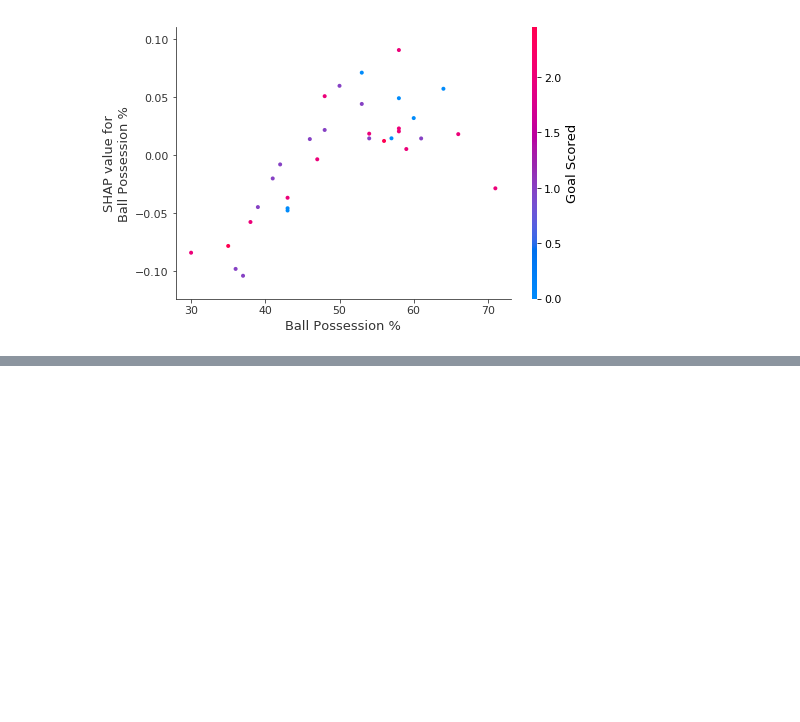
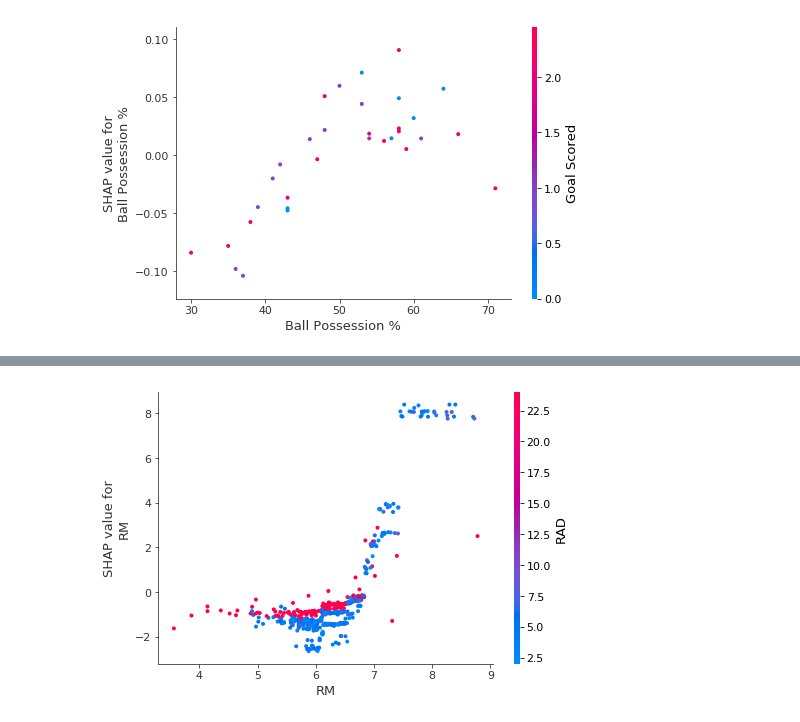
Before and after one commit to XiaoqiMa/Master-Thesis, a Jupyter notebook: Code/Jupyter-notebooks/interpretable_ml.ipynb, the cells around one changed output, grey strips where cells are left out. Drawn from its saved outputs; the diff is of its cells as text; code cells hidden in the pictures; blank space fills up the shorter version.

```diff
--- a/Code/Jupyter-notebooks/interpretable_ml.ipynb
+++ b/Code/Jupyter-notebooks/interpretable_ml.ipynb
@@ -22,3 +22,13 @@ X = data[feature_names]
 train_X, val_X, train_y, val_y = train_test_split(X, y, random_state=1)
 
 model = RandomForestClassifier(random_state=0).fit(train_X, train_y)
+# %%
+importance = {}
+for i, feature in enumerate(train_X.columns):
+    importance[feature] = model.feature_importances_[i]
+
+# for f, v in sorted(importance.items(), key=lambda x:-x[1]):
+#     print('feature: ', f, 'importance socre: ', v)
+
+df_im = pd.DataFrame(importance, index=['score']).transpose()
+df_im.sort_values('score', ascending=False)
@@ -125,0 +164,8 @@ shap.force_plot(explainer.expected_value[1], shap_values[1], data_for_prediction
+# %%
+shap.initjs()
+x_model = xgboost.train({'learning_rate':0.01}, xgboost.DMatrix(train_X, label=train_y), 100)
+
+explainer = shap.TreeExplainer(x_model)
+shap_values = explainer.shap_values(train_X)
+print(shap_values)
+shap.force_plot(explainer.expected_value, shap_values, train_X)
@@ -132,3 +194,15 @@ shap.summary_plot(s_values[1], val_X)
 shap.dependence_plot('Ball Possession %', s_values[1], val_X, interaction_index='Goal Scored')
 # %% [output]
 [figure]
+# %%
+import xgboost
+import shap
+
+shap.initjs()
+X, y = shap.datasets.boston()
+model = xgboost.train({'learning_rate':0.01}, xgboost.DMatrix(X, label=y), 100)
+
+explainer = shap.TreeExplainer(model)
+shap_values = explainer.shap_values(X)
+
+shap.force_plot(explainer.expected_value, shap_values[0, :], X.iloc[0, :])
@@ -134,0 +216,4 @@ shap.dependence_plot('Ball Possession %', s_values[1], val_X, interaction_index=
+# %%
+shap.dependence_plot('RM', shap_values, X)
+# %% [output]
+[figure, added]
```
Also changed, not shown: parts of 6 cells of this notebook, 4 other files.
